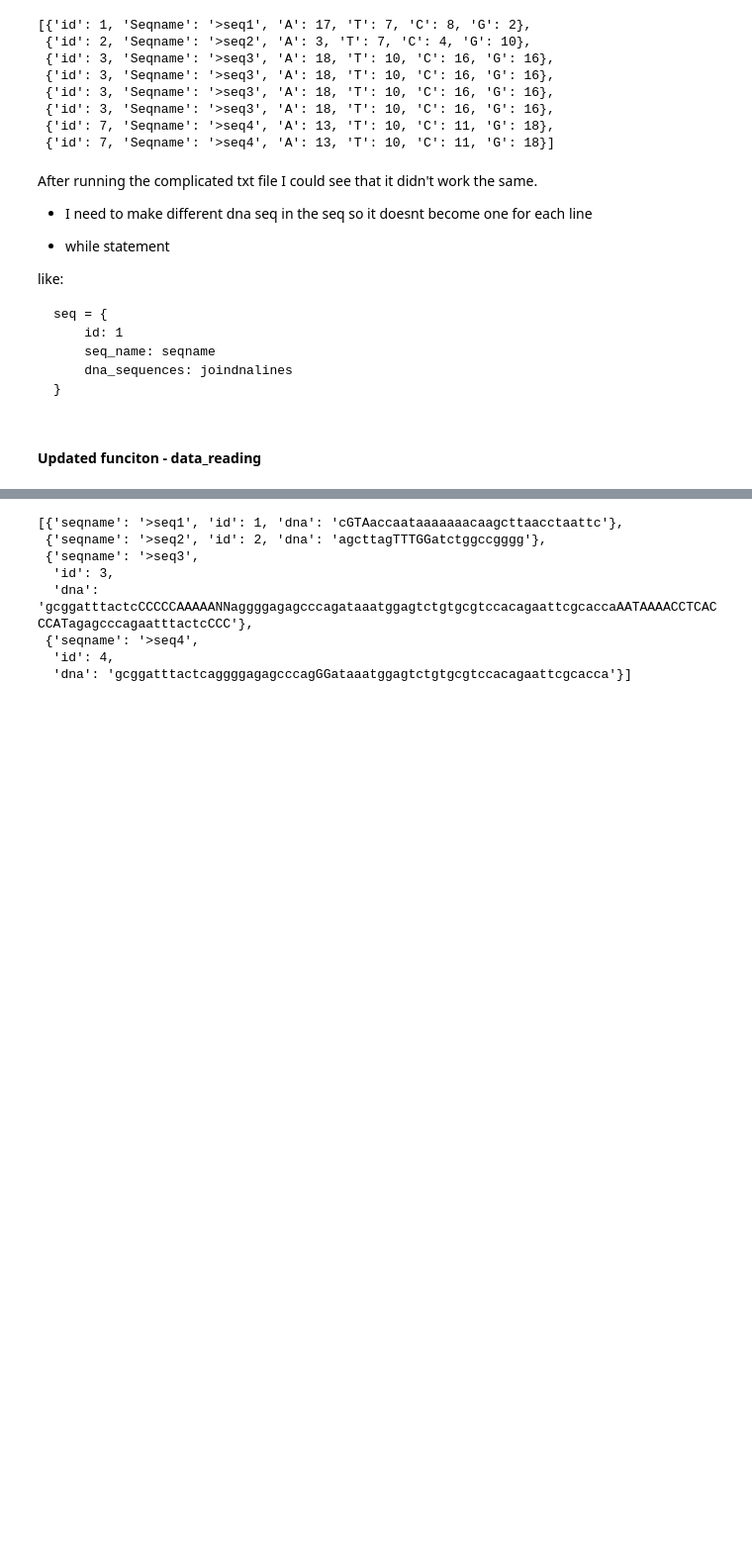
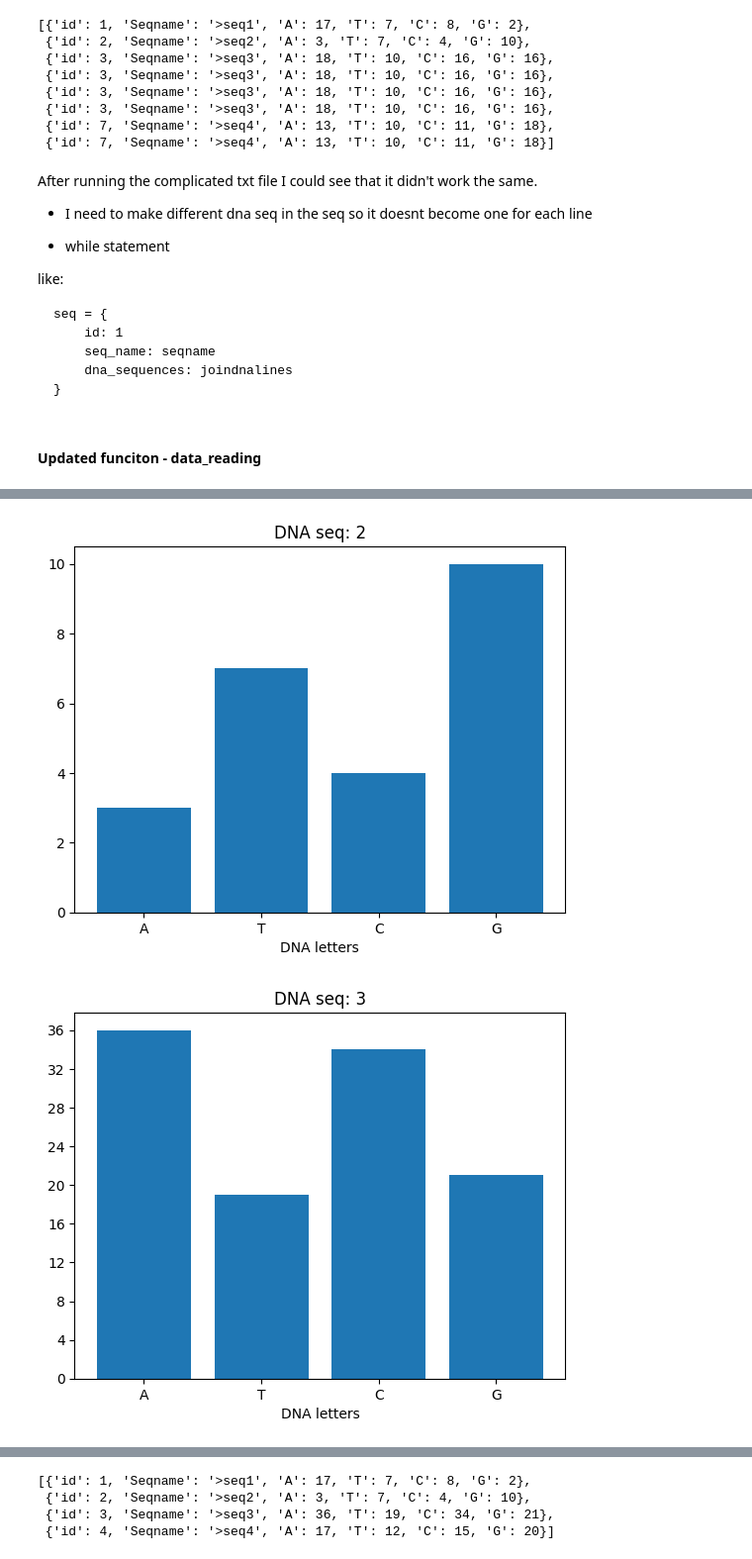
Before and after one commit to mirandalyng/Lab01_DE25_ML, a Jupyter notebook: Lab01.ipynb, the cells around one changed output, grey strips where cells are left out. Shown at 99% size. Saved outputs shown, nothing was run; the diff lists cells and outputs as text; code cells hidden in the pictures; blank space fills up the shorter version.

Commit message:
adding the rest of the same code to the new function for the complicateed dna text  -  reusing my old code completley

```diff
--- a/Lab01.ipynb
+++ b/Lab01.ipynb
@@ -343,11 +343,16 @@ def data_reading(filename):
                 #continue reading line
                 line = file.readline()
 
+            #join the dna lines
+            dnalinesjoined = "".join(dnaLines)
+
+
+
             #store it in a seq dictionary
             seq = {
                 "seqname": seqname,
                 "id":id,
-                "dna": "".join(dnaLines)
+                "dna": dnalinesjoined
             }
 
             #append the seq to the list
@@ -355,7 +360,54 @@ def data_reading(filename):
             #add one to the id
             id += 1
     #return the list of seq
-    return functionList
+        dnaListCount = []
+
+        # creating a loop to read for the dna-seq and check the values
+        for seq in functionList:
+
+            # adding the lower() to rule out upper/lower case to all dna values
+            dna = seq["dna"].lower()
+
+            # counting each value (a,t,c,g) in each seq using count()
+            dnaCount = {
+                "id": seq["id"],
+                "Seqname": seq["seqname"],
+                "A": dna.count("a"),
+                "T":dna.count("t"),
+                "C":dna.count("c"),
+                "G":dna.count("g"),
+            }
+
+
+            # appending it to an dna count list
+            dnaListCount.append(dnaCount)
+
+        # loopinng the seq of dna in the list
+        for barSeq in dnaListCount:
+
+            # setting variables to names and values from the list keys and list values
+            names =  ["A", "T", "C", "G"]
+            values = [barSeq["A"], barSeq["T"], barSeq["C"], barSeq["G"]]
+
+            # using fig,ax to be able to set the title and label for the x
+            fig, ax = plt.subplots()
+            ax.set_title(f"DNA seq: {barSeq['id']}")
+            ax.set_xlabel("DNA letters")
+
+            # removes the floting num (17.5 etc) from the bar
+            ax.yaxis.set_major_locator(MaxNLocator(integer=True))
+
+            # plotting the bars based on the names and values in the dnaListCount
+            ax.bar(names, values)
+
+            # showing each seq in a bar
+            plt.show()
+
+
+        #returning the dnaList count
+
+        return(dnaListCount)
+
 
 data_reading("dna_raw_complicated.txt")
 # %% [output]
@@ -361,0 +415,2 @@ data_reading("dna_raw_complicated.txt")
+[figure, added]
+[figure, added]
@@ -362,8 +418,4 @@ data_reading("dna_raw_complicated.txt")
-[{'seqname': '>seq1', 'id': 1, 'dna': 'cGTAaccaataaaaaaacaagcttaacctaattc'},
- {'seqname': '>seq2', 'id': 2, 'dna': 'agcttagTTTGGatctggccgggg'},
- {'seqname': '>seq3',
-  'id': 3,
-  'dna': 'gcggatttactcCCCCCAAAAANNaggggagagcccagataaatggagtctgtgcgtccacagaattcgcaccaAATAAAACCTCACCCATagagcccagaatttactcCCC'},
- {'seqname': '>seq4',
-  'id': 4,
-  'dna': 'gcggatttactcaggggagagcccagGGataaatggagtctgtgcgtccacagaattcgcacca'}]
+[{'id': 1, 'Seqname': '>seq1', 'A': 17, 'T': 7, 'C': 8, 'G': 2},
+ {'id': 2, 'Seqname': '>seq2', 'A': 3, 'T': 7, 'C': 4, 'G': 10},
+ {'id': 3, 'Seqname': '>seq3', 'A': 36, 'T': 19, 'C': 34, 'G': 21},
+ {'id': 4, 'Seqname': '>seq4', 'A': 17, 'T': 12, 'C': 15, 'G': 20}]
```
Also changed, not shown: parts of 1 cell of this notebook.
